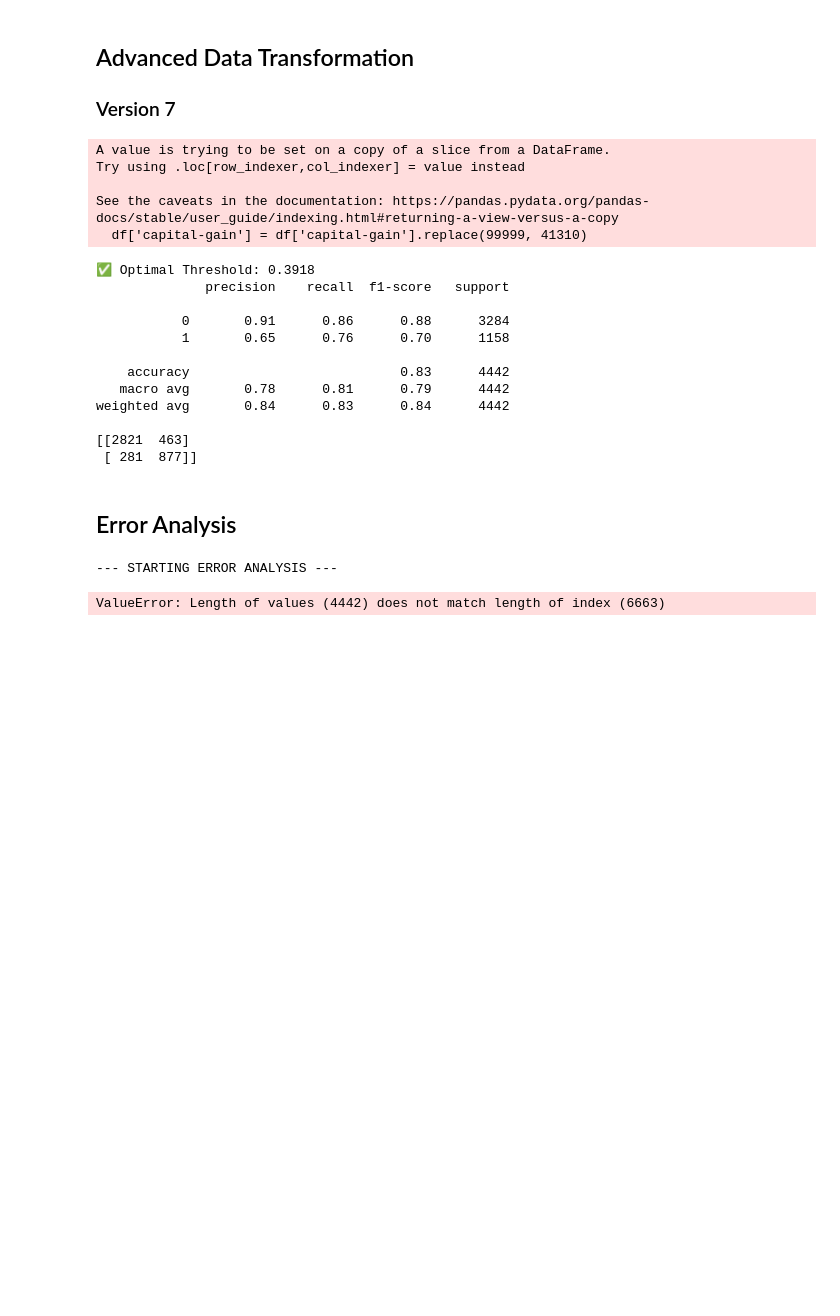
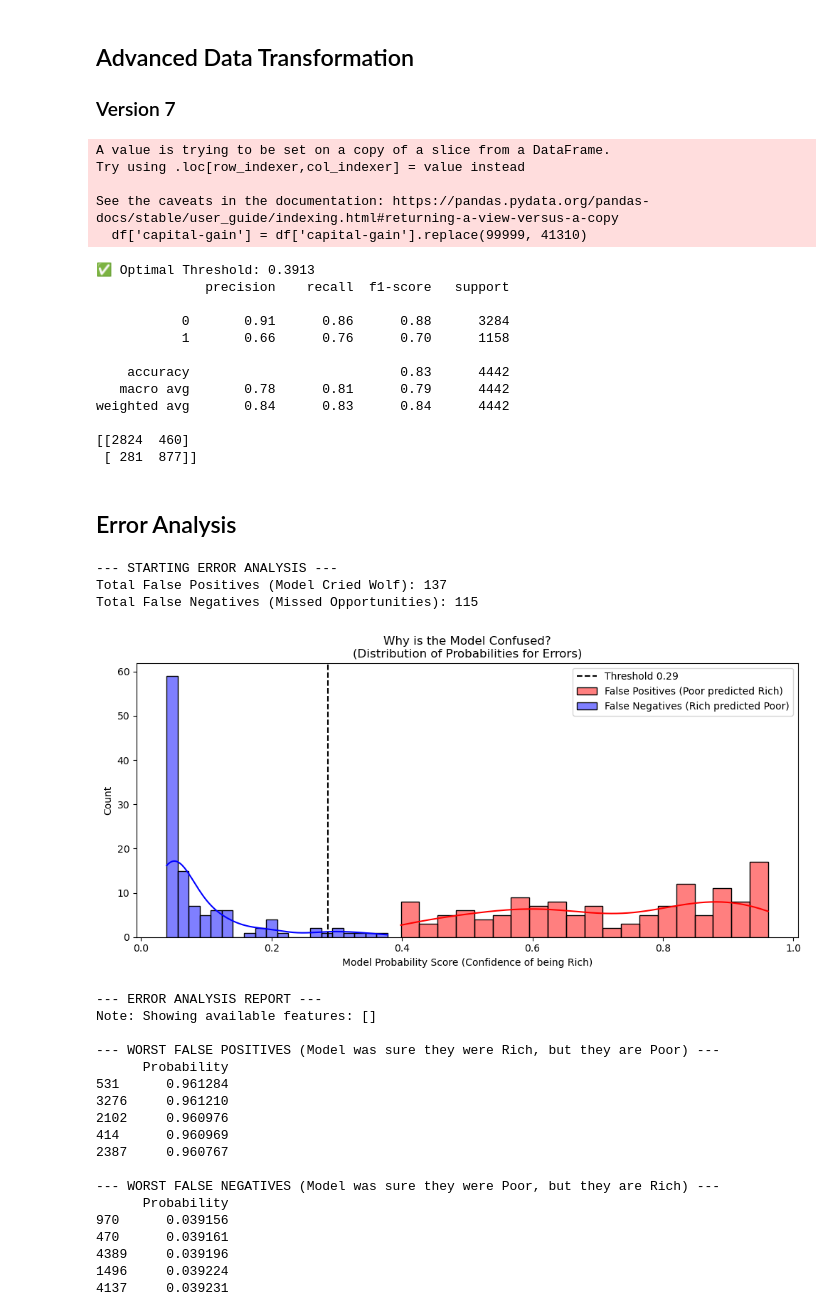
Before and after one commit to limchx/MLDP_Machine_Learning_Project, a Jupyter notebook: MLDP_Code_Submission.ipynb, the cells around one changed output. Drawn from its saved outputs; the diff is of its cells as text; code cells hidden in the pictures; blank space fills up the shorter version.

Commit message:
Error Analysis

```diff
--- a/MLDP_Code_Submission.ipynb
+++ b/MLDP_Code_Submission.ipynb
@@ -800,8 +769,6 @@ weighted avg       0.85      0.83      0.83      4442
 
 ### Version 7
 # %%
-# Valuse for Capital Gain
-
 df['capital-gain'] = df['capital-gain'].replace(99999, 41310)
 
 X_v5 = pd.get_dummies(df.drop('income', axis=1), drop_first=True)
@@ -855,7 +822,7 @@ y_probs_v3 = stklc_v2.predict_proba(X_test_v7)[:, 1]
 precisions, recalls, thresholds = precision_recall_curve(y_test_v5, y_probs_v3)
 f1_scores = 2 * (precisions * recalls) / (precisions + recalls)
 best_idx = np.argmax(f1_scores)
-best_t = 0.3918
+best_t = 0.3913
 
 print(f"✅ Optimal Threshold: {best_t:.4f}")
 print(classification_report(y_test_v5, (y_probs_v3 >= best_t).astype(int)))
@@ -866,17 +833,17 @@ Try using .loc[row_indexer,col_indexer] = value instead
 
 See the caveats in the documentation: https://pandas.pydata.org/pandas-docs/stable/user_guide/indexing.html#returning-a-view-versus-a-copy
   df['capital-gain'] = df['capital-gain'].replace(99999, 41310)
-✅ Optimal Threshold: 0.3918
+✅ Optimal Threshold: 0.3913
               precision    recall  f1-score   support
 
            0       0.91      0.86      0.88      3284
-           1       0.65      0.76      0.70      1158
+           1       0.66      0.76      0.70      1158
 
     accuracy                           0.83      4442
    macro avg       0.78      0.81      0.79      4442
 weighted avg       0.84      0.83      0.84      4442
 
-[[2821  463]
+[[2824  460]
  [ 281  877]]
 # %% [markdown]
 ## Error Analysis
@@ -886,45 +853,70 @@ import matplotlib.pyplot as plt
 
 print("--- STARTING ERROR ANALYSIS ---")
 
-analysis_df = X_test.copy()
-analysis_df['Actual'] = y_test
-analysis_df['Predicted'] = preds_v3
+analysis_df = pd.DataFrame(X_test_v7)
+analysis_df['Actual'] = y_test_v5
+analysis_df['Predicted'] =  (y_probs_v3 >= best_t).astype(int)
 analysis_df['Probability'] = y_probs_v3
 
 # 2. FILTER FOR ERRORS
 # False Positives: Model said Rich (1), Actual was Poor (0)
 fp_df = analysis_df[(analysis_df['Predicted'] == 1) & (analysis_df['Actual'] == 0)]
 
 # False Negatives: Model said Poor (0), Actual was Rich (1)
 fn_df = analysis_df[(analysis_df['Predicted'] == 0) & (analysis_df['Actual'] == 1)]
 
 print(f"Total False Positives (Model Cried Wolf): {len(fp_df)}")
 print(f"Total False Negatives (Missed Opportunities): {len(fn_df)}")
 
 # 3. VISUALIZE THE CONFUSION
-# Let's look at the Probability distribution of the errors
 plt.figure(figsize=(12, 5))
 
 # Plot False Positives
 sns.histplot(fp_df['Probability'], color='red', label='False Positives (Poor predicted Rich)', kde=True, bins=20)
 # Plot False Negatives
 sns.histplot(fn_df['Probability'], color='blue', label='False Negatives (Rich predicted Poor)', kde=True, bins=20)
 
 plt.axvline(best_threshold_stack, color='black', linestyle='--', label=f'Threshold {best_threshold_stack:.2f}')
 plt.title("Why is the Model Confused?\n(Distribution of Probabilities for Errors)")
 plt.xlabel("Model Probability Score (Confidence of being Rich)")
 plt.legend()
 plt.show()
 
-# 4. SHOW THE "HARDEST" EXAMPLES
-# These are the rows where the model was SUPER confident (90%+) but WRONG.
-print("\n--- WORST FALSE POSITIVES (Model was sure they were Rich, but they are Poor) ---")
-# Sort by highest probability
-print(fp_df.sort_values(by='Probability', ascending=False).head(5)[['age', 'education-num', 'capital-gain', 'hours-per-week', 'Probability']])
+preferred_cols = ['age', 'education-num', 'capital-gain', 'hours-per-week']
 
-print("\n--- WORST FALSE NEGATIVES (Model was sure they were Poor, but they are Rich) ---")
-# Sort by lowest probability
-print(fn_df.sort_values(by='Probability', ascending=True).head(5)[['age', 'education-num', 'capital-gain', 'hours-per-week', 'Probability']])
+available_cols = [col for col in preferred_cols if col in analysis_df.columns]
+display_cols = available_cols + ['Probability']
+
+print(f"\n--- ERROR ANALYSIS REPORT ---")
+print(f"Note: Showing available features: {available_cols}")
+
+if len(fp_df) > 0:
+    print("\n--- WORST FALSE POSITIVES (Model was sure they were Rich, but they are Poor) ---")
+    print(fp_df.sort_values(by='Probability', ascending=False).head(5)[display_cols])
+
+if len(fn_df) > 0:
+    print("\n--- WORST FALSE NEGATIVES (Model was sure they were Poor, but they are Rich) ---")
+    print(fn_df.sort_values(by='Probability', ascending=True).head(5)[display_cols])
 # %% [output]
 --- STARTING ERROR ANALYSIS ---
+Total False Positives (Model Cried Wolf): 137
+Total False Negatives (Missed Opportunities): 115
+[figure, added]
-ValueError: Length of values (4442) does not match length of index (6663)
+--- ERROR ANALYSIS REPORT ---
+Note: Showing available features: []
+
+--- WORST FALSE POSITIVES (Model was sure they were Rich, but they are Poor) ---
+      Probability
+531      0.961284
+3276     0.961210
+2102     0.960976
+414      0.960969
+2387     0.960767
+
+--- WORST FALSE NEGATIVES (Model was sure they were Poor, but they are Rich) ---
+      Probability
+970      0.039156
+470      0.039161
+4389     0.039196
+1496     0.039224
+4137     0.039231
```
Also changed, not shown: parts of 3 cells of this notebook.
